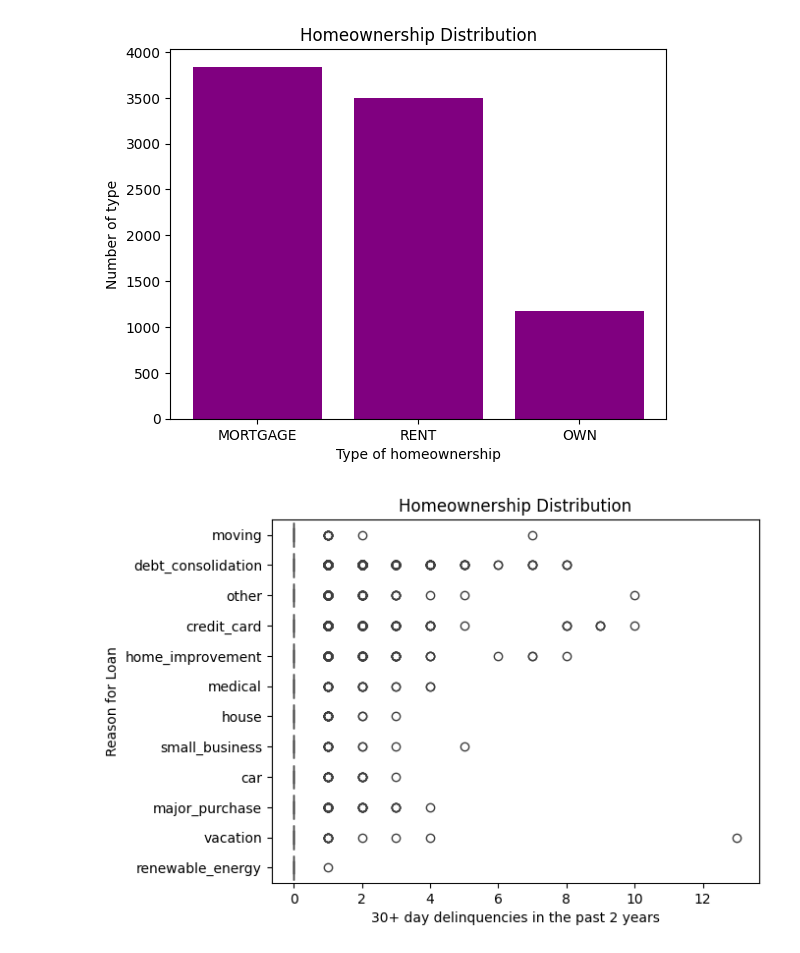
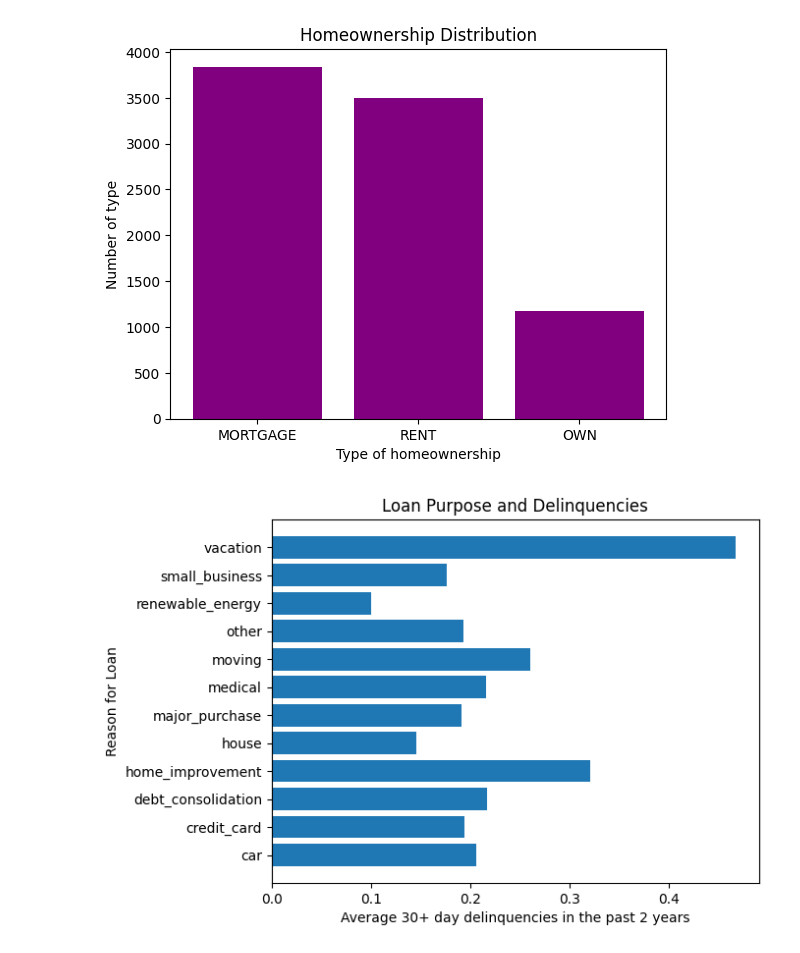
Before and after one commit to Royst97/DSRP_Roy, a Jupyter notebook: DSRP_2026_Royston.ipynb, the cells around one changed output. Cells and saved outputs as stored; diff of their text form; code cells hidden in the pictures.

```diff
--- a/DSRP_2026_Royston.ipynb
+++ b/DSRP_2026_Royston.ipynb
@@ -122,11 +121,13 @@ plt.show()
 # %% [output]
 [figure]
 # %%
-sns.boxplot(data=df, y="loan_purpose", x="delinq_2y")
-plt.title("Homeownership Distribution")
-plt.xlabel("30+ day delinquencies in the past 2 years")
+avg_delinq = df.groupby("loan_purpose")["delinq_2y"].mean()
+
+plt.barh(avg_delinq.index, avg_delinq.values)
+plt.title("Loan Purpose and Delinquencies")
+plt.xlabel("Average 30+ day delinquencies in the past 2 years")
 plt.ylabel("Reason for Loan")
 
 plt.show()
 # %% [output]
-[figure, old version]
+[figure, new version]
```
Also changed, not shown: parts of 1 cell of this notebook.
